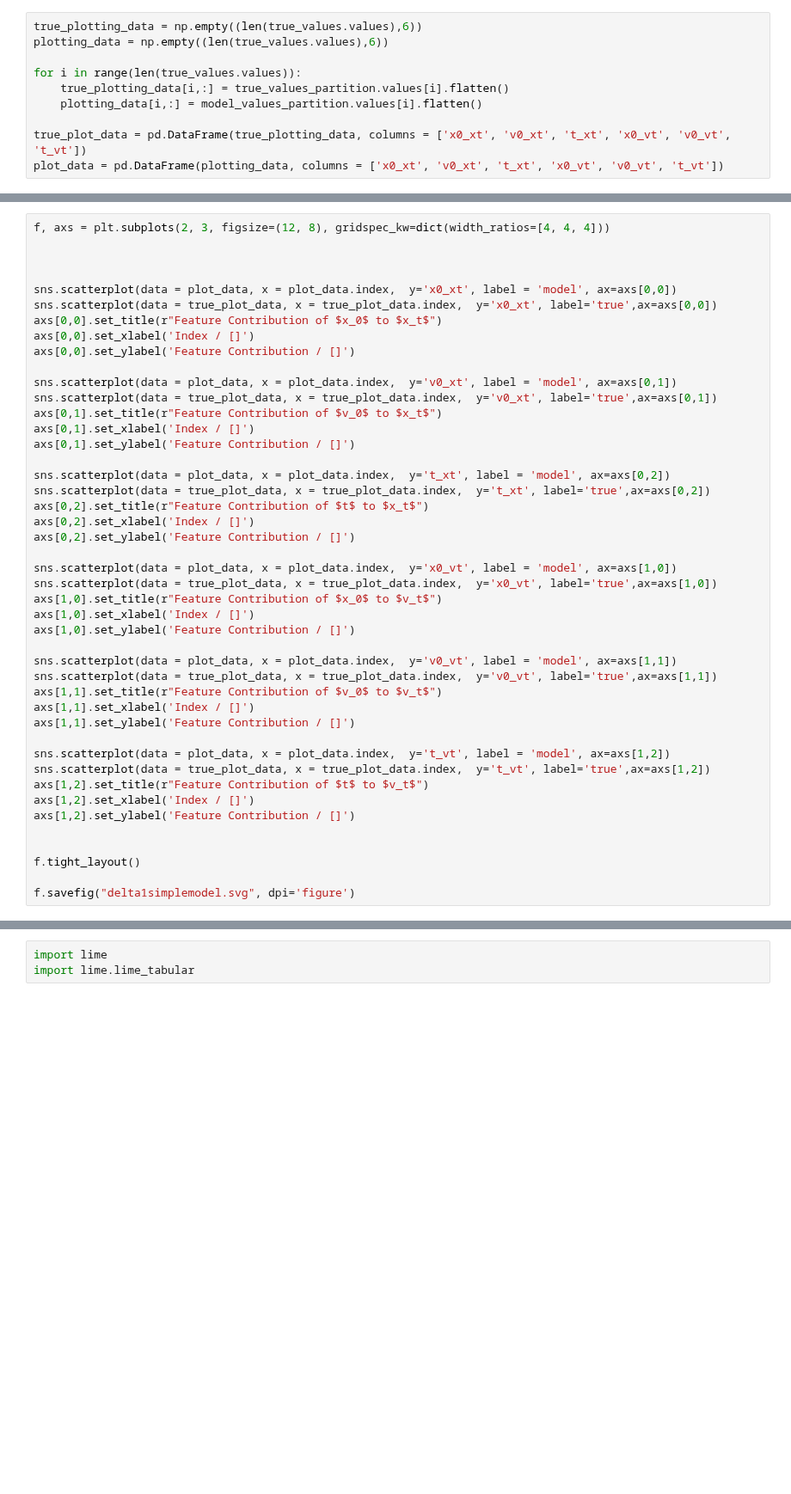
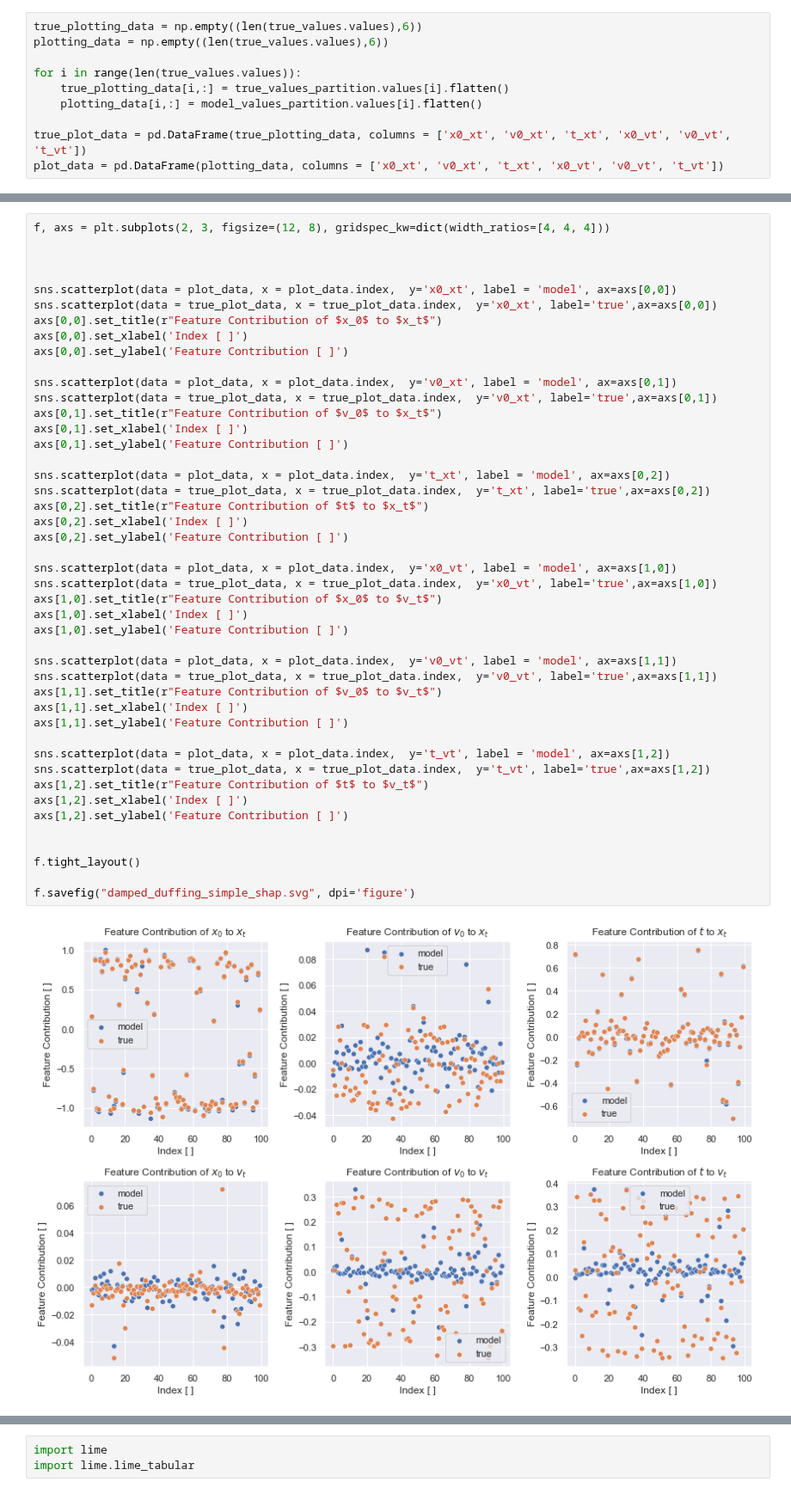
Before and after one commit to wgrosche/XAI, a Jupyter notebook: Code/Duffing/Duffing_SHAP.ipynb, the cells around one changed output, grey strips where cells are left out. Shown at 86% size. Drawn from its saved outputs; the diff is of its cells as text; blank space fills up the shorter version.

```diff
--- a/Code/Duffing/Duffing_SHAP.ipynb
+++ b/Code/Duffing/Duffing_SHAP.ipynb
@@ -225,43 +250,45 @@ f, axs = plt.subplots(2, 3, figsize=(12, 8), gridspec_kw=dict(width_ratios=[4, 4
 
 
 
 sns.scatterplot(data = plot_data, x = plot_data.index,  y='x0_xt', label = 'model', ax=axs[0,0])
 sns.scatterplot(data = true_plot_data, x = true_plot_data.index,  y='x0_xt', label='true',ax=axs[0,0])
 axs[0,0].set_title(r"Feature Contribution of $x_0$ to $x_t$")
-axs[0,0].set_xlabel('Index / []')
-axs[0,0].set_ylabel('Feature Contribution / []')
+axs[0,0].set_xlabel('Index [ ]')
+axs[0,0].set_ylabel('Feature Contribution [ ]')
 
 sns.scatterplot(data = plot_data, x = plot_data.index,  y='v0_xt', label = 'model', ax=axs[0,1])
 sns.scatterplot(data = true_plot_data, x = true_plot_data.index,  y='v0_xt', label='true',ax=axs[0,1])
 axs[0,1].set_title(r"Feature Contribution of $v_0$ to $x_t$")
-axs[0,1].set_xlabel('Index / []')
-axs[0,1].set_ylabel('Feature Contribution / []')
+axs[0,1].set_xlabel('Index [ ]')
+axs[0,1].set_ylabel('Feature Contribution [ ]')
 
 sns.scatterplot(data = plot_data, x = plot_data.index,  y='t_xt', label = 'model', ax=axs[0,2])
 sns.scatterplot(data = true_plot_data, x = true_plot_data.index,  y='t_xt', label='true',ax=axs[0,2])
 axs[0,2].set_title(r"Feature Contribution of $t$ to $x_t$")
-axs[0,2].set_xlabel('Index / []')
-axs[0,2].set_ylabel('Feature Contribution / []')
+axs[0,2].set_xlabel('Index [ ]')
+axs[0,2].set_ylabel('Feature Contribution [ ]')
 
 sns.scatterplot(data = plot_data, x = plot_data.index,  y='x0_vt', label = 'model', ax=axs[1,0])
 sns.scatterplot(data = true_plot_data, x = true_plot_data.index,  y='x0_vt', label='true',ax=axs[1,0])
 axs[1,0].set_title(r"Feature Contribution of $x_0$ to $v_t$")
-axs[1,0].set_xlabel('Index / []')
-axs[1,0].set_ylabel('Feature Contribution / []')
+axs[1,0].set_xlabel('Index [ ]')
+axs[1,0].set_ylabel('Feature Contribution [ ]')
 
 sns.scatterplot(data = plot_data, x = plot_data.index,  y='v0_vt', label = 'model', ax=axs[1,1])
 sns.scatterplot(data = true_plot_data, x = true_plot_data.index,  y='v0_vt', label='true',ax=axs[1,1])
 axs[1,1].set_title(r"Feature Contribution of $v_0$ to $v_t$")
-axs[1,1].set_xlabel('Index / []')
-axs[1,1].set_ylabel('Feature Contribution / []')
+axs[1,1].set_xlabel('Index [ ]')
+axs[1,1].set_ylabel('Feature Contribution [ ]')
 
 sns.scatterplot(data = plot_data, x = plot_data.index,  y='t_vt', label = 'model', ax=axs[1,2])
 sns.scatterplot(data = true_plot_data, x = true_plot_data.index,  y='t_vt', label='true',ax=axs[1,2])
 axs[1,2].set_title(r"Feature Contribution of $t$ to $v_t$")
-axs[1,2].set_xlabel('Index / []')
-axs[1,2].set_ylabel('Feature Contribution / []')
+axs[1,2].set_xlabel('Index [ ]')
+axs[1,2].set_ylabel('Feature Contribution [ ]')
 
 
 f.tight_layout()
 
-f.savefig("delta1simplemodel.svg", dpi='figure')
+f.savefig("damped_duffing_simple_shap.svg", dpi='figure')
+# %% [output]
+[figure, added]
```
Also changed, not shown: parts of 21 cells of this notebook, 25 other files.
